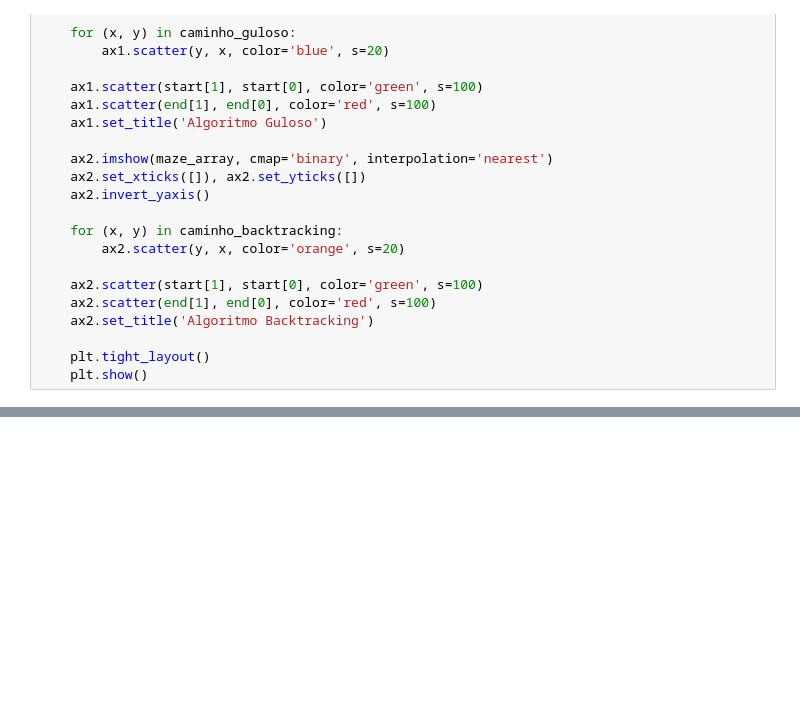
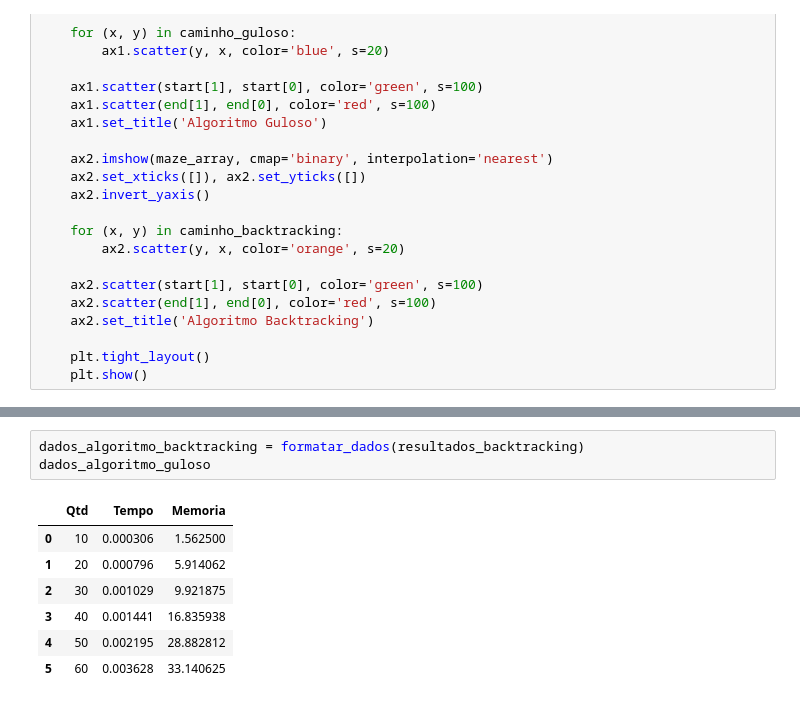
Before and after one commit to KauaHenSilva/paa_trabalho, a Jupyter notebook: main.ipynb, the cells around one changed output, grey strips where cells are left out. Saved outputs shown, nothing was run; the diff lists cells and outputs as text; blank space fills up the shorter version.

```diff
--- a/main.ipynb
+++ b/main.ipynb
@@ -168,0 +256,11 @@ plot_maze(maze, caminho_guloso, caminho_backtracking, *args_plt)
+# %%
+dados_algoritmo_backtracking = formatar_dados(resultados_backtracking)
+dados_algoritmo_guloso
+# %% [output]
+|  | Qtd | Tempo | Memoria |
+| 0 | 10 | 0.000306 | 1.562500 |
+| 1 | 20 | 0.000796 | 5.914062 |
+| 2 | 30 | 0.001029 | 9.921875 |
+| 3 | 40 | 0.001441 | 16.835938 |
+| 4 | 50 | 0.002195 | 28.882812 |
+| 5 | 60 | 0.003628 | 33.140625 |
```
Also changed, not shown: parts of 17 cells of this notebook.
